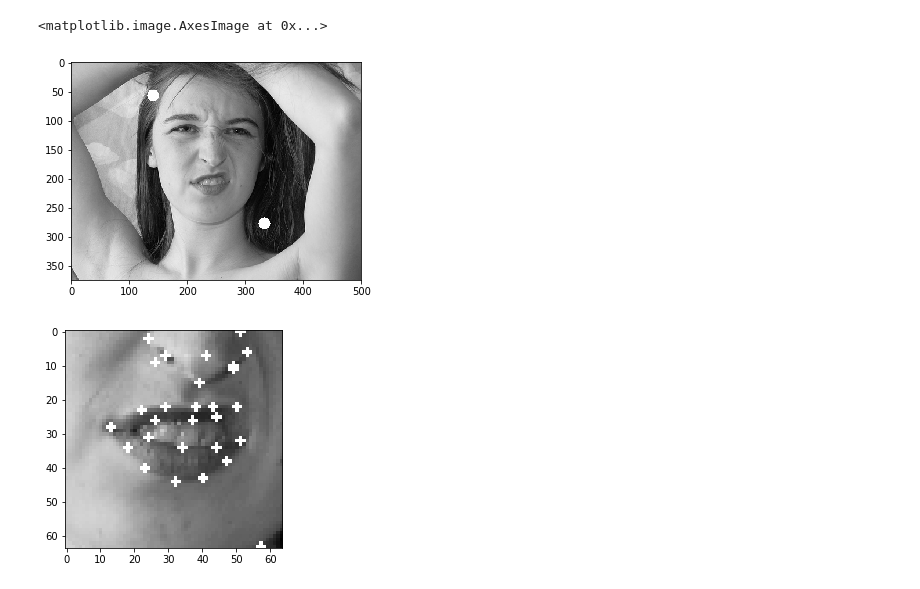
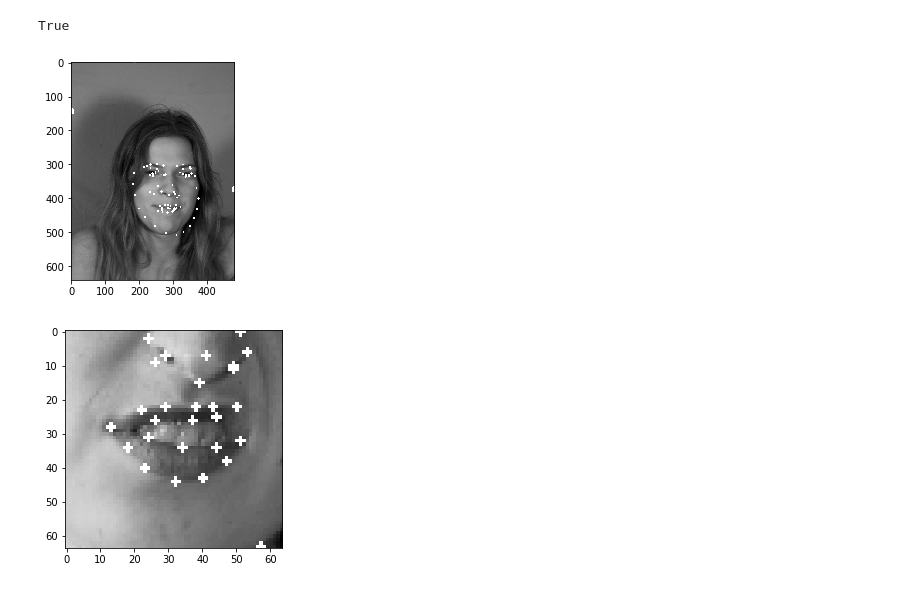
Before and after one commit to azhong-git/faceoff, a Jupyter notebook: faceoff_data_gen.ipynb, the cells around one changed output. Drawn from its saved outputs; the diff is of its cells as text; code cells hidden in the pictures.

Commit message:
support muct

```diff
--- a/faceoff_data_gen.ipynb
+++ b/faceoff_data_gen.ipynb
@@ -4,6 +4,9 @@ import matplotlib.pyplot as plt
 import cv2
 # %%
 from prepare_data import prepare_data, augment_data
+# face_data = prepare_data('/Users/azhong/face/clmtools/pdm_builder/data/images/',
+#                          '/Users/azhong/face/clmtools/pdm_builder/data/annotations.csv',
+#                          'muct_clmtools')
 face_data = prepare_data('/Users/azhong/face/clmtools/pdm_builder/data/images/',
-                         '/Users/azhong/face/clmtools/pdm_builder/data/annotations.csv',
-                         'muct_clmtools')
+                         '/Users/azhong/face/clmtools/pdm_builder/data/muct-landmarks/muct76-opencv.csv',
+                         'muct')
@@ -10,13 +31,19 @@ face_data = prepare_data('/Users/azhong/face/clmtools/pdm_builder/data/images/',
 # %%
-a = face_data[0].image.copy()
-x1, y1, x2, y2 = face_data[0].get_bounding_box('face')
+ind = 5
+image = face_data[ind].image.copy()
+x1, y1, x2, y2 = face_data[ind].get_bounding_box('face')
 
-cv2.circle(a, (x1, y1), 10, (255), -1)
-cv2.circle(a, (x2, y2), 10, (255), -1)
-plt.imshow(a, cmap='gray')
+
+cv2.circle(image, (x1, y1), 10, (255), -1)
+cv2.circle(image, (x2, y2), 10, (255), -1)
+
+for point in face_data[ind].landmarks:
+    cv2.circle(image, (int(point[1]), int(point[0])), 3, (255), -1)
+plt.imshow(image, cmap='gray')
+cv2.imwrite('a.jpg', image)
 # %% [output]
-<matplotlib.image.AxesImage at 0x...>
+True
-[figure, old version]
+[figure, new version]
 # %%
 b = augment_data(face_data, 10, 'mouth', 10, 'face', 128, 0.1, 'mouth', 0.2, 0.2, 'mouth', (64, 64))
 # b = augment_data(face_data, 10, 'left_eye', 10, 'face', 128, 0.1, 'left_eye', 0.2, 0.2, 'left_eye', (32, 32))
```
Also changed, not shown: parts of 5 cells of this notebook, 3 other files.
